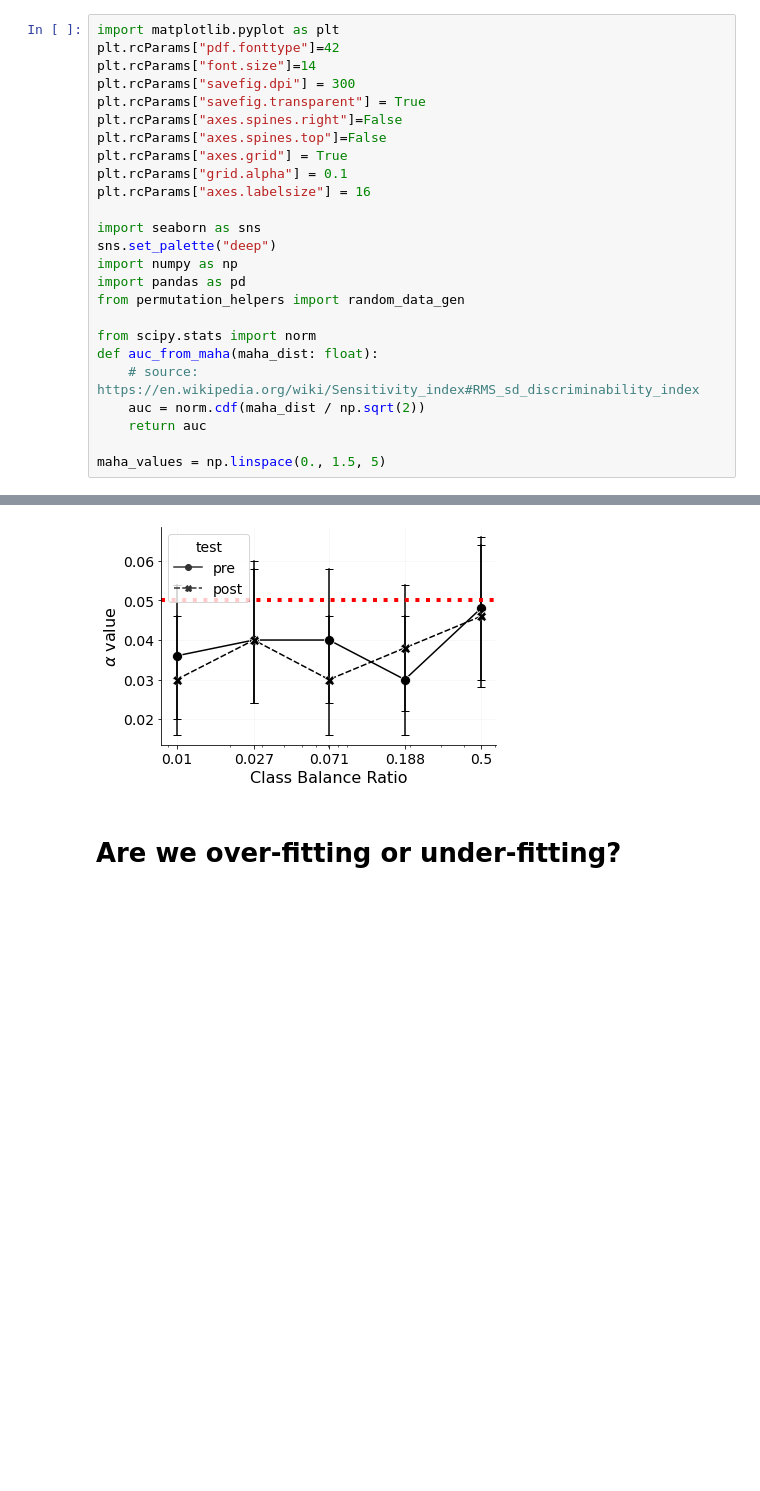
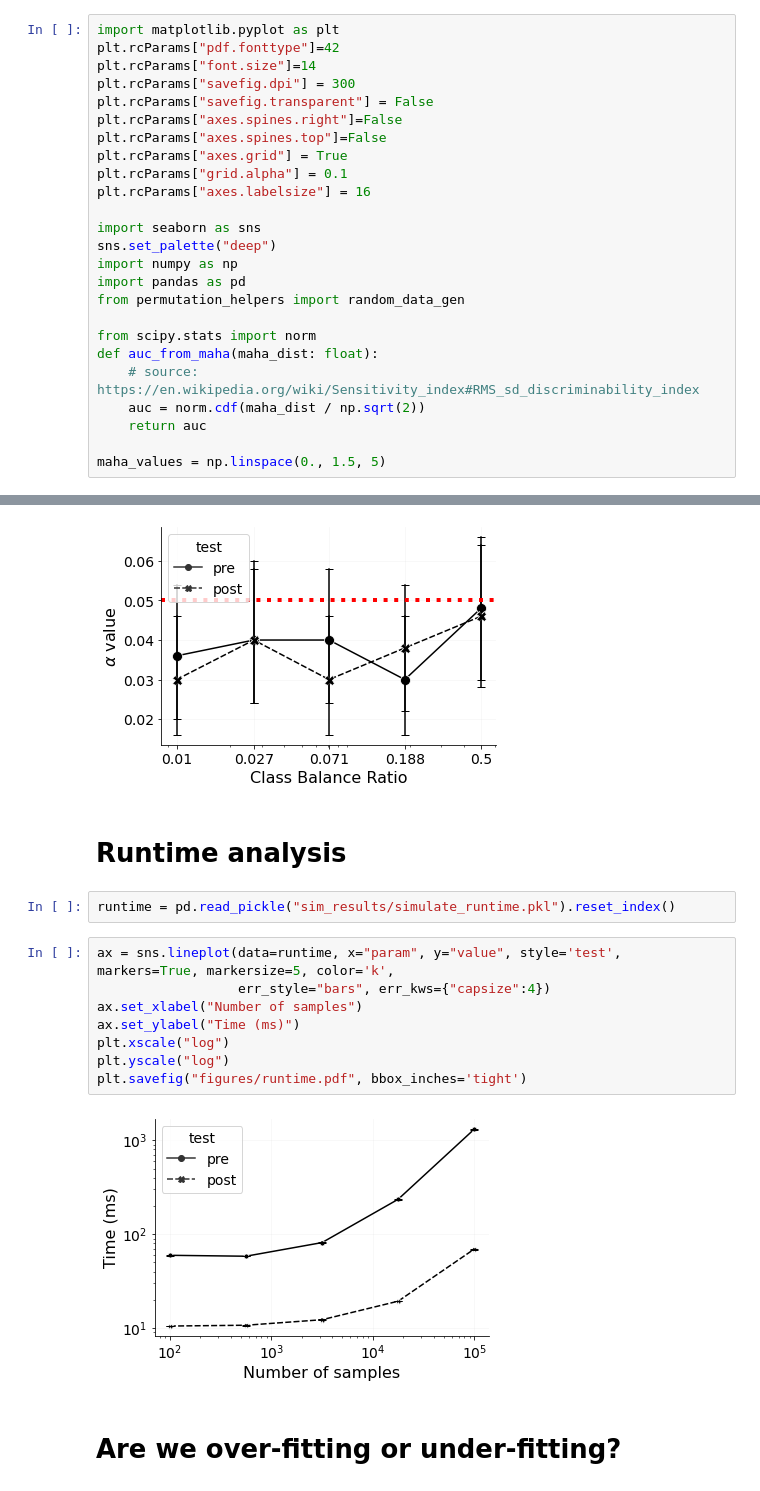
Before and after one commit to jrudoler/permutation-tests, a Jupyter notebook: data_viz.ipynb, the cells around one changed output, grey strips where cells are left out. Cells and saved outputs as stored; diff of their text form; blank space fills up the shorter version.

Commit message:
hopefully finalized sims and figures, code cleanup needed

```diff
--- a/data_viz.ipynb
+++ b/data_viz.ipynb
@@ -3,7 +3,7 @@ import matplotlib.pyplot as plt
 plt.rcParams["pdf.fonttype"]=42
 plt.rcParams["font.size"]=14
 plt.rcParams["savefig.dpi"] = 300
-plt.rcParams["savefig.transparent"] = True
+plt.rcParams["savefig.transparent"] = False
 plt.rcParams["axes.spines.right"]=False
 plt.rcParams["axes.spines.top"]=False
 plt.rcParams["axes.grid"] = True
@@ -205,6 +205,20 @@ plt.xlabel(r"Class Balance Ratio")
 plt.savefig("figures/ratio-bias.pdf", bbox_inches='tight')
 # %% [output]
 [figure]
+# %% [markdown]
+# Runtime analysis
+# %%
+runtime = pd.read_pickle("sim_results/simulate_runtime.pkl").reset_index()
+# %%
+ax = sns.lineplot(data=runtime, x="param", y="value", style='test', markers=True, markersize=5, color='k',
+                  err_style="bars", err_kws={"capsize":4})
+ax.set_xlabel("Number of samples")
+ax.set_ylabel("Time (ms)")
+plt.xscale("log")
+plt.yscale("log")
+plt.savefig("figures/runtime.pdf", bbox_inches='tight')
+# %% [output]
+[figure, added]
 # %% [markdown]
 # Are we over-fitting or under-fitting?
 # %%
```
Also changed, not shown: 1 other file.
